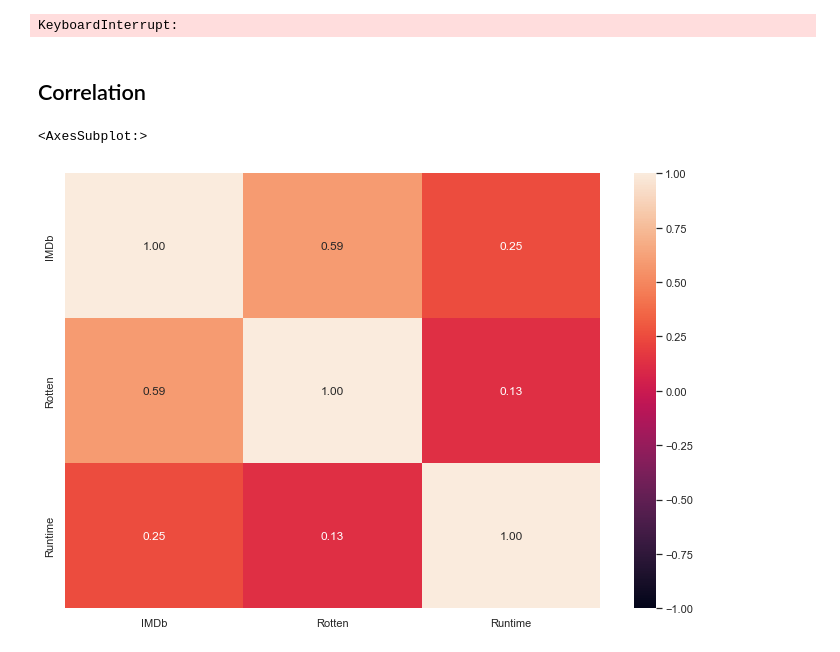
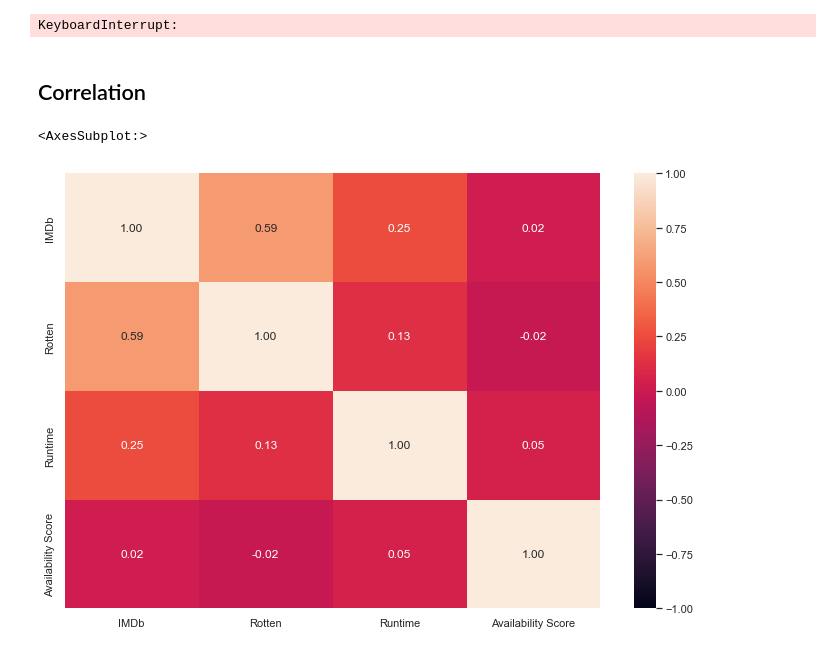
Before and after one commit to rlim066/SC1015-Data-Science-AI-Working-Set-, a Jupyter notebook: EDA PORTION.ipynb, the cells around one changed output. Drawn from its saved outputs; the diff is of its cells as text; code cells hidden in the pictures.

Commit message:
Corr

```diff
--- a/EDA PORTION.ipynb
+++ b/EDA PORTION.ipynb
@@ -188,5 +222,3 @@ sb.catplot(y = "Directors", data = moviedata[EDA_categorical], kind = "count", h
 <seaborn.axisgrid.FacetGrid at 0x...>
 Error in callback <function flush_figures at 0x...> (for post_execute):
 KeyboardInterrupt:
-# %% [markdown]
-## Correlation
@@ -197,8 +225,15 @@ Runtime = pd.DataFrame(moviedata["Runtime"])
-# %%
-numeric_corr = pd.concat([IMDb, Rotten, Runtime], axis = 1)
-
-f = plt.figure(figsize=(12, 8))
-sb.heatmap(numeric_corr.corr(), vmin = -1, vmax = 1, annot = True, fmt = ".2f")
-# %% [output]
-<AxesSubplot:>
-[figure, removed]
+# %% [markdown]
+## Correlation
+# %%
+IMDb = pd.DataFrame(moviedata["IMDb"])
+Rotten = pd.DataFrame(moviedata["Rotten"])
+Runtime = pd.DataFrame(moviedata["Runtime"])
+Availability_Score = pd.DataFrame(moviedata["Availability Score"])
+# %%
+numeric_corr = pd.concat([IMDb, Rotten, Runtime, Availability_Score], axis = 1)
+
+f = plt.figure(figsize=(12, 8))
+sb.heatmap(numeric_corr.corr(), vmin = -1, vmax = 1, annot = True, fmt = ".2f")
+# %% [output]
+<AxesSubplot:>
+[figure, added]
```
Also changed, not shown: parts of 12 cells of this notebook.
